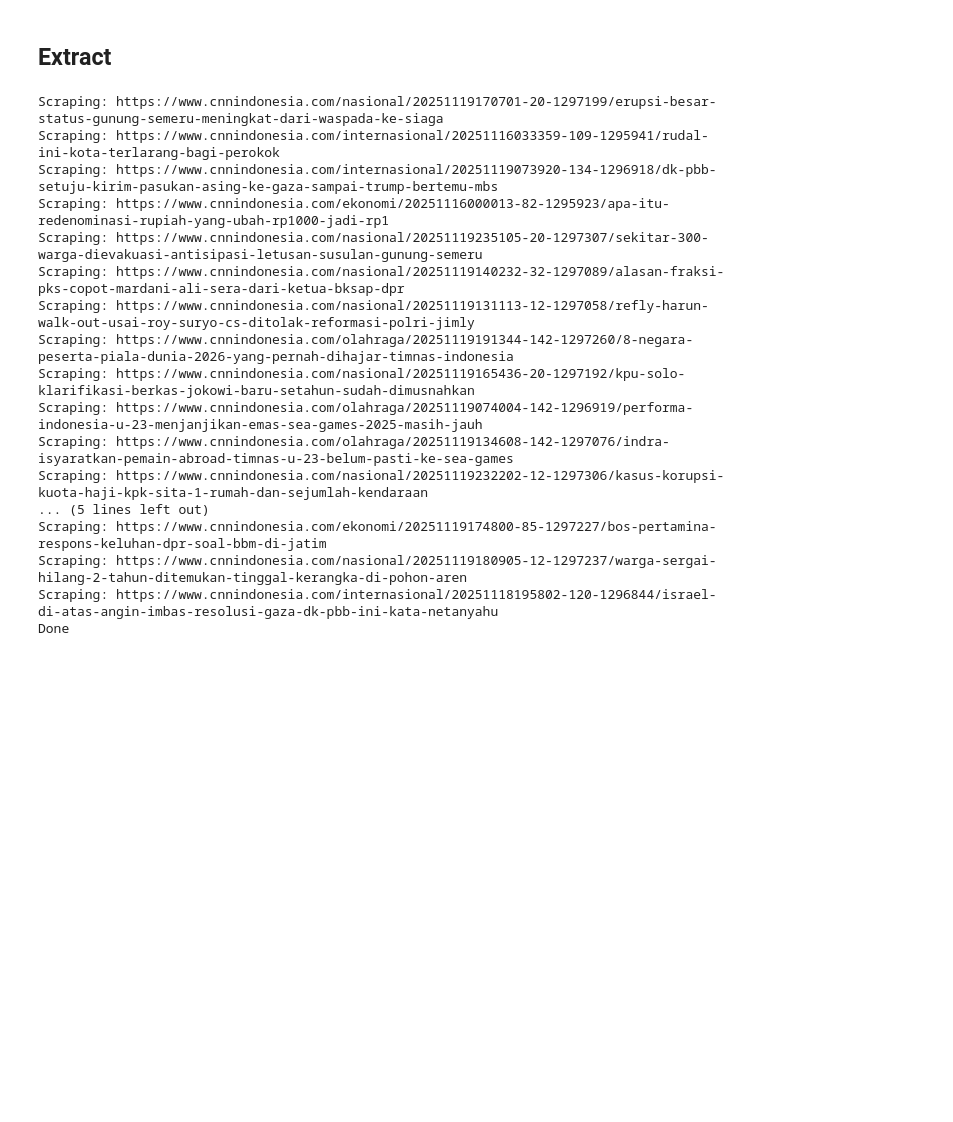
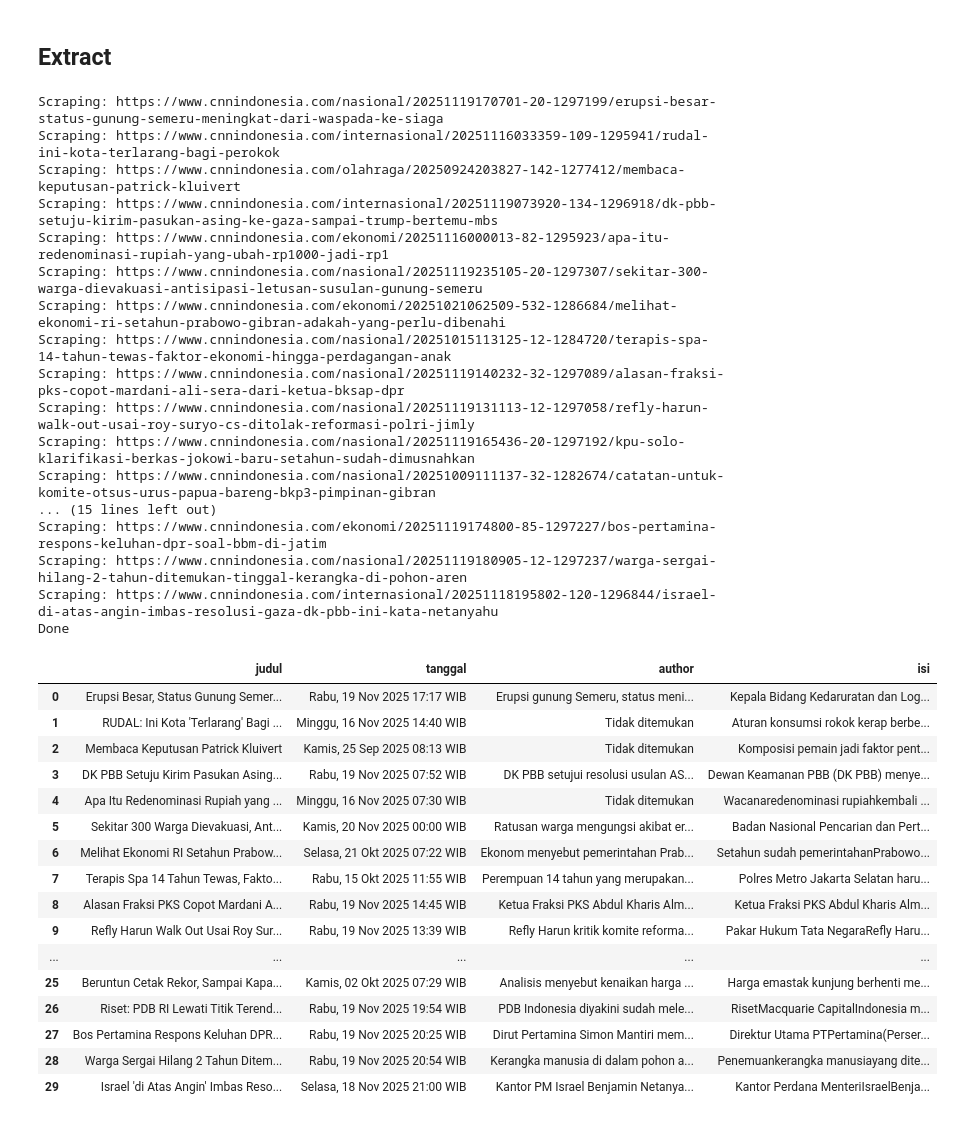
Before and after one commit to RizkyMlana/Scraping-CNNIndonesia, a Jupyter notebook: scraping.ipynb, the cells around one changed output. Cells and saved outputs as stored; diff of their text form; code cells hidden in the pictures; blank space fills up the shorter version.

```diff
--- a/scraping.ipynb
+++ b/scraping.ipynb
@@ -83,7 +83,6 @@ for url in urls:
     print("Scraping:", url)
     try:
         data = scrape_cnn(url)
-        data["url"] = url
         results.append(data)
     except Exception as e:
         results.append({
@@ -99,18 +98,39 @@ print("Done")
 # %% [output]
 Scraping: https://www.cnnindonesia.com/nasional/20251119170701-20-1297199/erupsi-besar-status-gunung-semeru-meningkat-dari-waspada-ke-siaga
 Scraping: https://www.cnnindonesia.com/internasional/20251116033359-109-1295941/rudal-ini-kota-terlarang-bagi-perokok
+Scraping: https://www.cnnindonesia.com/olahraga/20250924203827-142-1277412/membaca-keputusan-patrick-kluivert
 Scraping: https://www.cnnindonesia.com/internasional/20251119073920-134-1296918/dk-pbb-setuju-kirim-pasukan-asing-ke-gaza-sampai-trump-bertemu-mbs
 Scraping: https://www.cnnindonesia.com/ekonomi/20251116000013-82-1295923/apa-itu-redenominasi-rupiah-yang-ubah-rp1000-jadi-rp1
 Scraping: https://www.cnnindonesia.com/nasional/20251119235105-20-1297307/sekitar-300-warga-dievakuasi-antisipasi-letusan-susulan-gunung-semeru
+Scraping: https://www.cnnindonesia.com/ekonomi/20251021062509-532-1286684/melihat-ekonomi-ri-setahun-prabowo-gibran-adakah-yang-perlu-dibenahi
+Scraping: https://www.cnnindonesia.com/nasional/20251015113125-12-1284720/terapis-spa-14-tahun-tewas-faktor-ekonomi-hingga-perdagangan-anak
 Scraping: https://www.cnnindonesia.com/nasional/20251119140232-32-1297089/alasan-fraksi-pks-copot-mardani-ali-sera-dari-ketua-bksap-dpr
 Scraping: https://www.cnnindonesia.com/nasional/20251119131113-12-1297058/refly-harun-walk-out-usai-roy-suryo-cs-ditolak-reformasi-polri-jimly
-Scraping: https://www.cnnindonesia.com/olahraga/20251119191344-142-1297260/8-negara-peserta-piala-dunia-2026-yang-pernah-dihajar-timnas-indonesia
 Scraping: https://www.cnnindonesia.com/nasional/20251119165436-20-1297192/kpu-solo-klarifikasi-berkas-jokowi-baru-setahun-sudah-dimusnahkan
-Scraping: https://www.cnnindonesia.com/olahraga/20251119074004-142-1296919/performa-indonesia-u-23-menjanjikan-emas-sea-games-2025-masih-jauh
-Scraping: https://www.cnnindonesia.com/olahraga/20251119134608-142-1297076/indra-isyaratkan-pemain-abroad-timnas-u-23-belum-pasti-ke-sea-games
-Scraping: https://www.cnnindonesia.com/nasional/20251119232202-12-1297306/kasus-korupsi-kuota-haji-kpk-sita-1-rumah-dan-sejumlah-kendaraan
-... (5 lines left out)
+Scraping: https://www.cnnindonesia.com/nasional/20251009111137-32-1282674/catatan-untuk-komite-otsus-urus-papua-bareng-bkp3-pimpinan-gibran
+... (15 lines left out)
 Scraping: https://www.cnnindonesia.com/ekonomi/20251119174800-85-1297227/bos-pertamina-respons-keluhan-dpr-soal-bbm-di-jatim
 Scraping: https://www.cnnindonesia.com/nasional/20251119180905-12-1297237/warga-sergai-hilang-2-tahun-ditemukan-tinggal-kerangka-di-pohon-aren
 Scraping: https://www.cnnindonesia.com/internasional/20251118195802-120-1296844/israel-di-atas-angin-imbas-resolusi-gaza-dk-pbb-ini-kata-netanyahu
 Done
+# %%
+df = pd.read_csv('cnnindo.csv')
+df
+# %% [output]
+|  | judul | tanggal | author | isi |
+| 0 | Erupsi Besar, Status Gunung Semer... | Rabu, 19 Nov 2025 17:17 WIB | Erupsi gunung Semeru, status meni... | Kepala Bidang Kedaruratan dan Log... |
+| 1 | RUDAL: Ini Kota 'Terlarang' Bagi ... | Minggu, 16 Nov 2025 14:40 WIB | Tidak ditemukan | Aturan konsumsi rokok kerap berbe... |
+| 2 | Membaca Keputusan Patrick Kluivert | Kamis, 25 Sep 2025 08:13 WIB | Tidak ditemukan | Komposisi pemain jadi faktor pent... |
+| 3 | DK PBB Setuju Kirim Pasukan Asing... | Rabu, 19 Nov 2025 07:52 WIB | DK PBB setujui resolusi usulan AS... | Dewan Keamanan PBB (DK PBB) menye... |
+| 4 | Apa Itu Redenominasi Rupiah yang ... | Minggu, 16 Nov 2025 07:30 WIB | Tidak ditemukan | Wacanaredenominasi rupiahkembali ... |
+| 5 | Sekitar 300 Warga Dievakuasi, Ant... | Kamis, 20 Nov 2025 00:00 WIB | Ratusan warga mengungsi akibat er... | Badan Nasional Pencarian dan Pert... |
+| 6 | Melihat Ekonomi RI Setahun Prabow... | Selasa, 21 Okt 2025 07:22 WIB | Ekonom menyebut pemerintahan Prab... | Setahun sudah pemerintahanPrabowo... |
+| 7 | Terapis Spa 14 Tahun Tewas, Fakto... | Rabu, 15 Okt 2025 11:55 WIB | Perempuan 14 tahun yang merupakan... | Polres Metro Jakarta Selatan haru... |
+| 8 | Alasan Fraksi PKS Copot Mardani A... | Rabu, 19 Nov 2025 14:45 WIB | Ketua Fraksi PKS Abdul Kharis Alm... | Ketua Fraksi PKS Abdul Kharis Alm... |
+| 9 | Refly Harun Walk Out Usai Roy Sur... | Rabu, 19 Nov 2025 13:39 WIB | Refly Harun kritik komite reforma... | Pakar Hukum Tata NegaraRefly Haru... |
+| ... | ... | ... | ... | ... |
+| 25 | Beruntun Cetak Rekor, Sampai Kapa... | Kamis, 02 Okt 2025 07:29 WIB | Analisis menyebut kenaikan harga ... | Harga emastak kunjung berhenti me... |
+| 26 | Riset: PDB RI Lewati Titik Terend... | Rabu, 19 Nov 2025 19:54 WIB | PDB Indonesia diyakini sudah mele... | RisetMacquarie CapitalIndonesia m... |
+| 27 | Bos Pertamina Respons Keluhan DPR... | Rabu, 19 Nov 2025 20:25 WIB | Dirut Pertamina Simon Mantiri mem... | Direktur Utama PTPertamina(Perser... |
+| 28 | Warga Sergai Hilang 2 Tahun Ditem... | Rabu, 19 Nov 2025 20:54 WIB | Kerangka manusia di dalam pohon a... | Penemuankerangka manusiayang dite... |
+| 29 | Israel 'di Atas Angin' Imbas Reso... | Selasa, 18 Nov 2025 21:00 WIB | Kantor PM Israel Benjamin Netanya... | Kantor Perdana MenteriIsraelBenja... |
```
